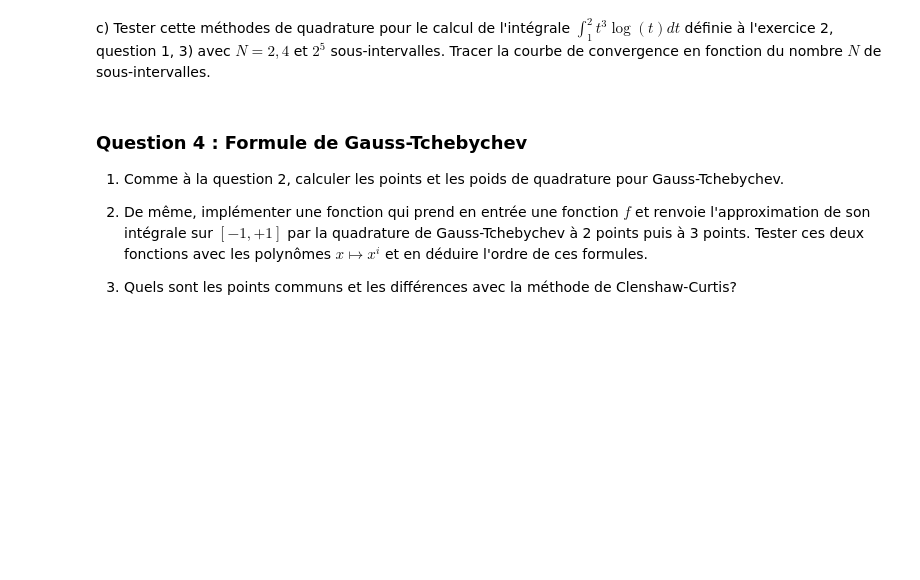
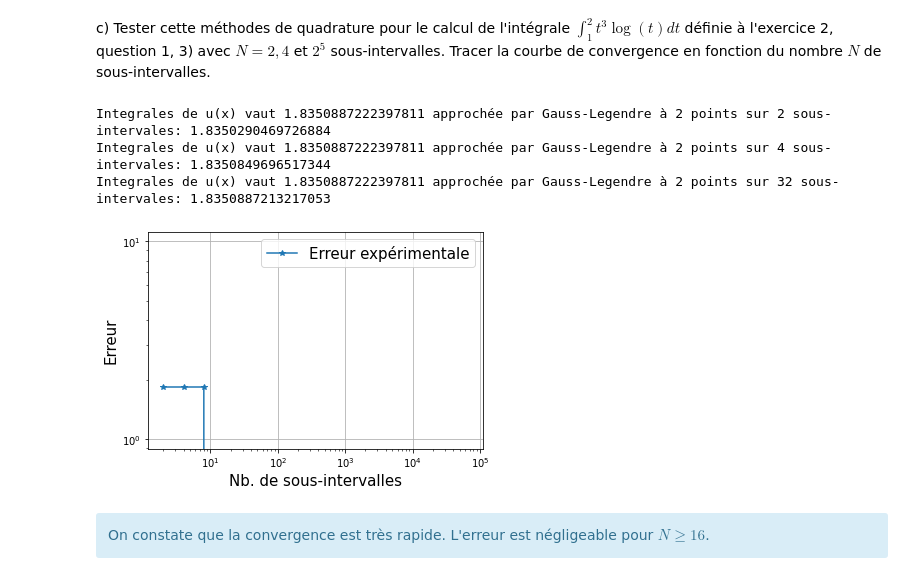
Before and after one commit to ArkhamKnightGPC/MAP412, a Jupyter notebook: pc3.ipynb, the cells around one changed output. Cells and saved outputs as stored; diff of their text form; code cells hidden in the pictures; blank space fills up the shorter version.

```diff
--- a/pc3.ipynb
+++ b/pc3.ipynb
@@ -568,5 +688,9 @@ def quad_N_Legendre2(x_L2, y_L2, a, b):
     valeur de retour :
     valeur approchée de l'intégrale
     """
-
-    return
+    N = x_L2.shape[0]
+    scale_factor = (b-a)/(2*N)
+    ans = 0
+    for i in range(N):
+        ans += quad_Legendre2(y_L2[i][0], y_L2[i][1])
+    return ans*scale_factor
@@ -592,9 +793,0 @@ plt.show()
-# %% [markdown]
-### Question 4 : Formule de Gauss-Tchebychev
-
-1) Comme à la question 2, calculer les points et les poids de quadrature pour Gauss-Tchebychev.
-
-2) De même, implémenter une fonction qui prend en entrée une fonction $f$ et renvoie l'approximation de son intégrale sur $[-1,+1]$ par la quadrature de Gauss-Tchebychev à 2 points puis à 3 points.
-Tester ces deux fonctions avec les polynômes $x\mapsto x^i$ et en déduire l'ordre de ces formules.
-
-3) Quels sont les points communs et les différences avec la méthode de Clenshaw-Curtis?
@@ -631,0 +794,49 @@ print('Integrales de p(x) = 1 vaut ",   ," approchée par Gauss-Tchebychev à 2
+# %%
+# tester votre fonction avec la fonction
+estimation_scipy = quad(u, 1, 2)
+n_list = np.array([2, 4, 32])
+for n in n_list:
+    x_L2 = cut_interval_Legendre2(1, 2, n)
+    y_L2 = np.zeros([n, 2])
+    for i in range(n):
+        y_L2[i] = [u(x_L2[i][0]), u(x_L2[i][1])] #on utilise la fonction u(t)
+    print(f'Integrales de u(x) vaut {estimation_scipy[0]} \
+approchée par Gauss-Legendre à 2 points sur {n} sous-intervales: {quad_N_Legendre2(x_L2, y_L2, 1, 2)}')
+# %% [output]
+Integrales de u(x) vaut 1.8350887222397811 approchée par Gauss-Legendre à 2 points sur 2 sous-intervales: 1.8350290469726884
+Integrales de u(x) vaut 1.8350887222397811 approchée par Gauss-Legendre à 2 points sur 4 sous-intervales: 1.8350849696517344
+Integrales de u(x) vaut 1.8350887222397811 approchée par Gauss-Legendre à 2 points sur 32 sous-intervales: 1.8350887213217053
+# %%
+# tracer la courbe de convergence en fonction de N en échelle log
+estimation_scipy = quad(u, 1, 2)
+
+# creation de la grille et calcul des valeurs
+N      = 16
+list_n = 2**np.arange(1, N+1, dtype='int64')
+Err_q = np.zeros(N)
+
+for i in range(len(n_list)):
+    n = n_list[i]
+    x_L2 = cut_interval_Legendre2(1, 2, n)
+    y_L2 = np.zeros([n, 2])
+    Err_q[i] = abs(estimation_scipy[0] - quad_N_Legendre2(x_L2, y_L2, 1, 2))
+
+plt.figure()
+# trace la figure
+plt.loglog(list_n, Err_q, marker='*', label="Erreur expérimentale")
+# nom de l'axe des abscisses
+plt.xlabel('Nb. de sous-intervalles', fontsize = 15)
+# nom de l'axe des ordonnees
+plt.ylabel('Erreur', fontsize = 15)
+# taille des légendes
+plt.legend(fontsize = 15)
+# trace une grille reguliere sur la figure
+plt.grid()
+# montre a l'ecran cette figure
+plt.show()
+# %% [output]
+[figure, added]
+# %% [markdown]
+<div class="alert alert-block alert-info">
+    On constate que la convergence est très rapide. L'erreur est négligeable pour $N \geq 16$.
+</div>
```
Also changed, not shown: parts of 20 cells of this notebook.
